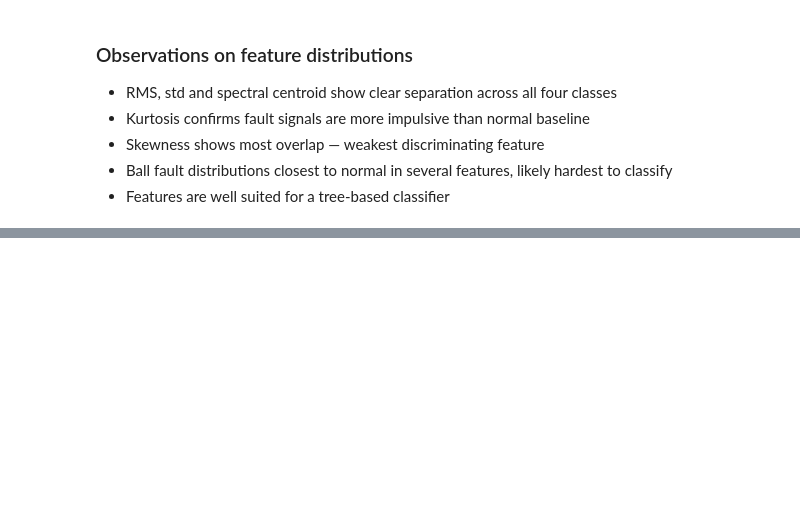
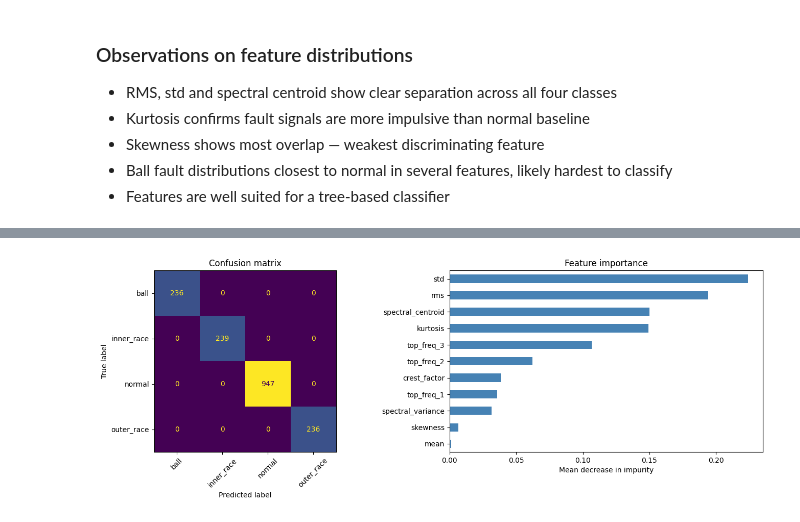
Before and after one commit to Dazcam/rotating-machinery-health-monitoring, a Jupyter notebook: 01_bearing_fault_classification/notebooks/01_bearing_fault_classification.ipynb, the cells around one changed output, grey strips where cells are left out. Saved outputs shown, nothing was run; the diff lists cells and outputs as text; code cells hidden in the pictures; blank space fills up the shorter version.

Commit message:
Add model training, evaluation and feature importance - Random Forest classifier achieving 100% accuracy on CWRU benchmark

```diff
--- a/01_bearing_fault_classification/notebooks/01_bearing_fault_classification.ipynb
+++ b/01_bearing_fault_classification/notebooks/01_bearing_fault_classification.ipynb
@@ -333,0 +403,10 @@ plt.show()
+# %%
+rf = RandomForestClassifier(
+    n_estimators=200,
+    class_weight="balanced",
+    random_state=42,
+    n_jobs=-1
+)
+
+rf.fit(X_train, y_train)
+print("Training complete.")
@@ -333,0 +417,4 @@ plt.show()
+# %%
+y_pred = rf.predict(X_test)
+
+print(classification_report(y_test, y_pred))
@@ -333,0 +432,21 @@ plt.show()
+# %%
+fig, axes = plt.subplots(1, 2, figsize=(14, 5))
+
+# Confusion matrix
+cm = confusion_matrix(y_test, y_pred, labels=rf.classes_)
+disp = ConfusionMatrixDisplay(confusion_matrix=cm, display_labels=rf.classes_)
+disp.plot(ax=axes[0], colorbar=False)
+axes[0].set_title("Confusion matrix")
+axes[0].tick_params(axis='x', rotation=45)
+
+# Feature importance
+importances = pd.Series(rf.feature_importances_, index=feature_names)
+importances.sort_values().plot(kind="barh", ax=axes[1], color="steelblue")
+axes[1].set_title("Feature importance")
+axes[1].set_xlabel("Mean decrease in impurity")
+
+plt.tight_layout()
+plt.savefig("data/confusion_matrix_feature_importance.png", dpi=150, bbox_inches="tight")
+plt.show()
+# %% [output]
+[figure, added]
```
Also changed, not shown: parts of 13 cells of this notebook.
